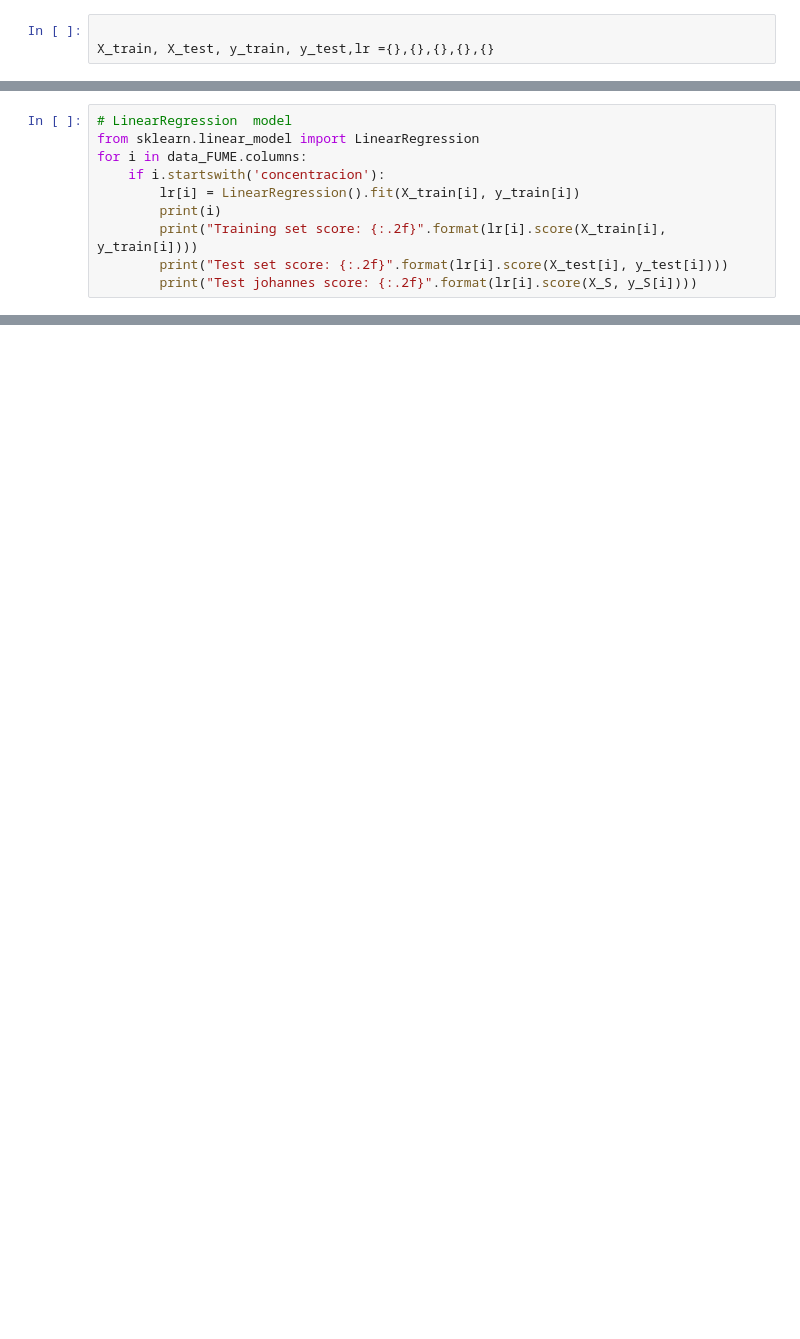
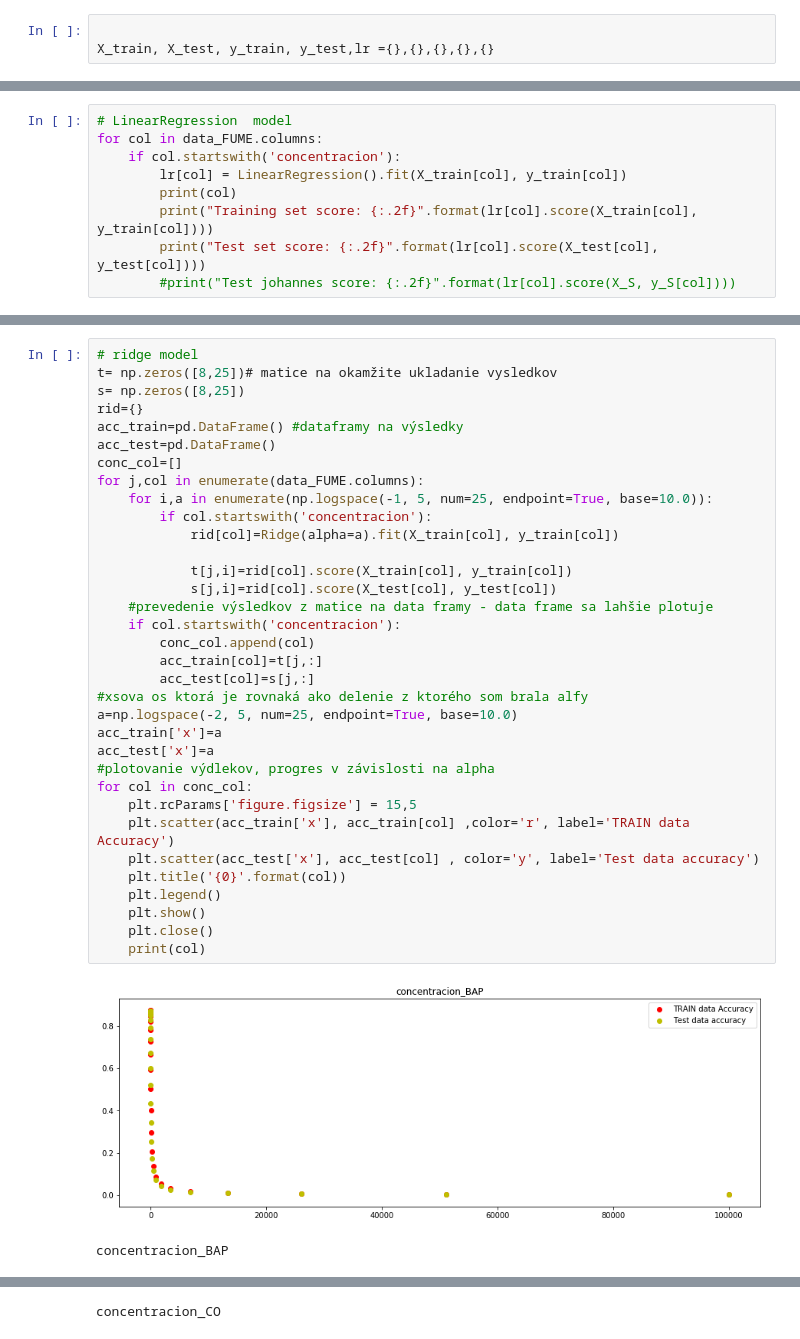
Before and after one commit to assaC/Domace_ulohySHMU, a Jupyter notebook: machinelearning.ipynb, the cells around one changed output, grey strips where cells are left out. Cells and saved outputs as stored; diff of their text form; blank space fills up the shorter version.

```diff
--- a/machinelearning.ipynb
+++ b/machinelearning.ipynb
@@ -54,13 +92,12 @@ for i in data_FUME.columns:
 # %%
 # LinearRegression  model
-from sklearn.linear_model import LinearRegression
-for i in data_FUME.columns:
-    if i.startswith('concentracion'):
-        lr[i] = LinearRegression().fit(X_train[i], y_train[i])
-        print(i)
-        print("Training set score: {:.2f}".format(lr[i].score(X_train[i], y_train[i])))
-        print("Test set score: {:.2f}".format(lr[i].score(X_test[i], y_test[i])))
-        print("Test johannes score: {:.2f}".format(lr[i].score(X_S, y_S[i])))
+for col in data_FUME.columns:
+    if col.startswith('concentracion'):
+        lr[col] = LinearRegression().fit(X_train[col], y_train[col])
+        print(col)
+        print("Training set score: {:.2f}".format(lr[col].score(X_train[col], y_train[col])))
+        print("Test set score: {:.2f}".format(lr[col].score(X_test[col], y_test[col])))
+        #print("Test johannes score: {:.2f}".format(lr[col].score(X_S, y_S[col])))
 # %% [output]
 concentracion_BAP
 Training set score: 0.88
@@ -81,0 +119,37 @@ Test johannes score: -2827.93
+# %%
+# ridge model
+t= np.zeros([8,25])# matice na okamžite ukladanie vysledkov
+s= np.zeros([8,25])
+rid={}
+acc_train=pd.DataFrame() #dataframy na výsledky
+acc_test=pd.DataFrame()
+conc_col=[]
+for j,col in enumerate(data_FUME.columns):
+    for i,a in enumerate(np.logspace(-1, 5, num=25, endpoint=True, base=10.0)):
+        if col.startswith('concentracion'):
+            rid[col]=Ridge(alpha=a).fit(X_train[col], y_train[col])
+
+            t[j,i]=rid[col].score(X_train[col], y_train[col])
+            s[j,i]=rid[col].score(X_test[col], y_test[col])
+    #prevedenie výsledkov z matice na data framy - data frame sa lahšie plotuje
+    if col.startswith('concentracion'):
+        conc_col.append(col)
+        acc_train[col]=t[j,:]
+        acc_test[col]=s[j,:]
+#xsova os ktorá je rovnaká ako delenie z ktorého som brala alfy
+a=np.logspace(-2, 5, num=25, endpoint=True, base=10.0)
+acc_train['x']=a
+acc_test['x']=a
+#plotovanie výdlekov, progres v závislosti na alpha
+for col in conc_col:
+    plt.rcParams['figure.figsize'] = 15,5
+    plt.scatter(acc_train['x'], acc_train[col] ,color='r', label='TRAIN data Accuracy')
+    plt.scatter(acc_test['x'], acc_test[col] , color='y', label='Test data accuracy')
+    plt.title('{0}'.format(col))
+    plt.legend()
+    plt.show()
+    plt.close()
+    print(col)
+# %% [output]
+[figure, added]
+concentracion_BAP
@@ -81,0 +157 @@ Test johannes score: -2827.93
+concentracion_CO
```
Also changed, not shown: parts of 18 cells of this notebook.
